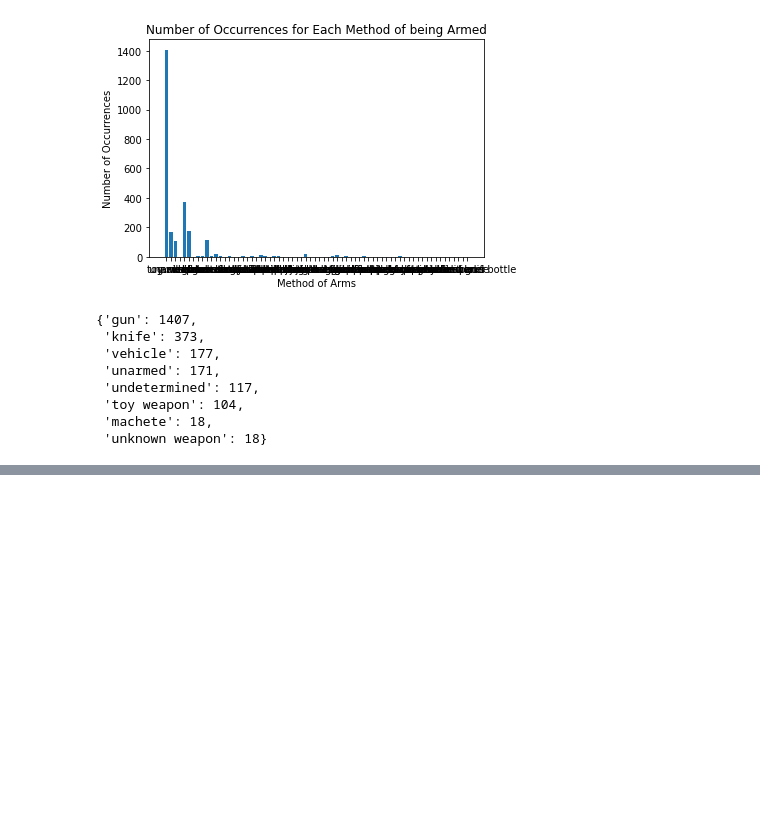
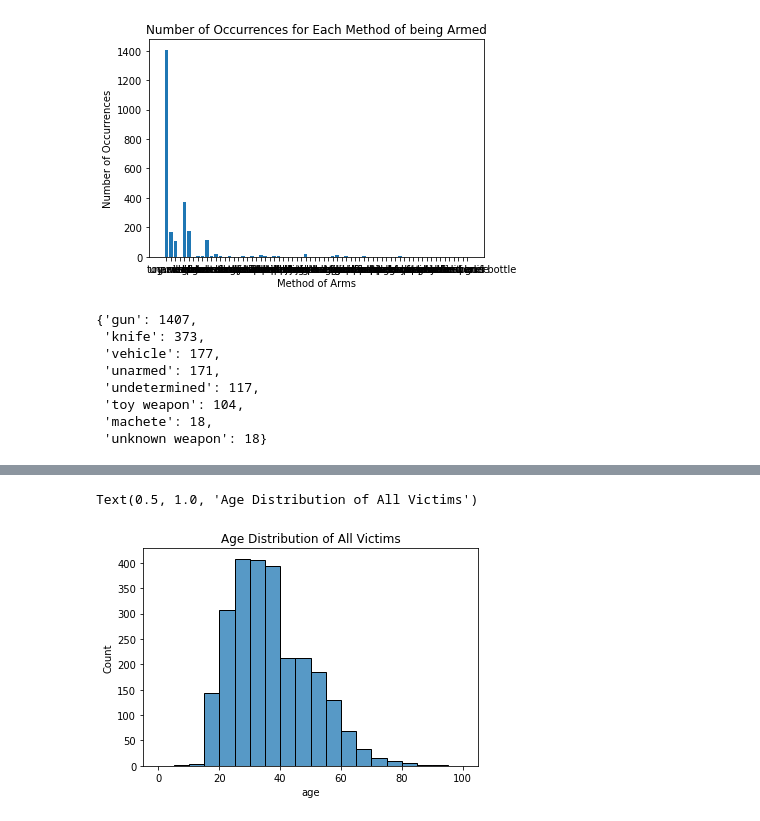
Before and after one commit to SaadSatter/Fatal_force_datascience, a Jupyter notebook: eshan_ver.ipynb, the cells around one changed output, grey strips where cells are left out. Saved outputs shown, nothing was run; the diff lists cells and outputs as text; code cells hidden in the pictures; blank space fills up the shorter version.

```diff
--- a/eshan_ver.ipynb
+++ b/eshan_ver.ipynb
@@ -1356,3 +1377,13 @@ plt.show()
 The graph above clearly shows that guns are the most common by a very wide margin, followed by knives in second and then vehicles in third place.
 Interestingly, we can also see here that the 4th most common occurrence is actually "unarmed" - no weapons/items
 '''
+# %%
+'''
+Now let's look at the age distribution of all the victims
+'''
+
+all_hist = sb.histplot(df_total['age'], bins=20, binrange=(0,100))
+all_hist.set_title("Age Distribution of All Victims")
+# %% [output]
+Text(0.5, 1.0, 'Age Distribution of All Victims')
+[figure, added]
```
Also changed, not shown: parts of 13 cells of this notebook.
